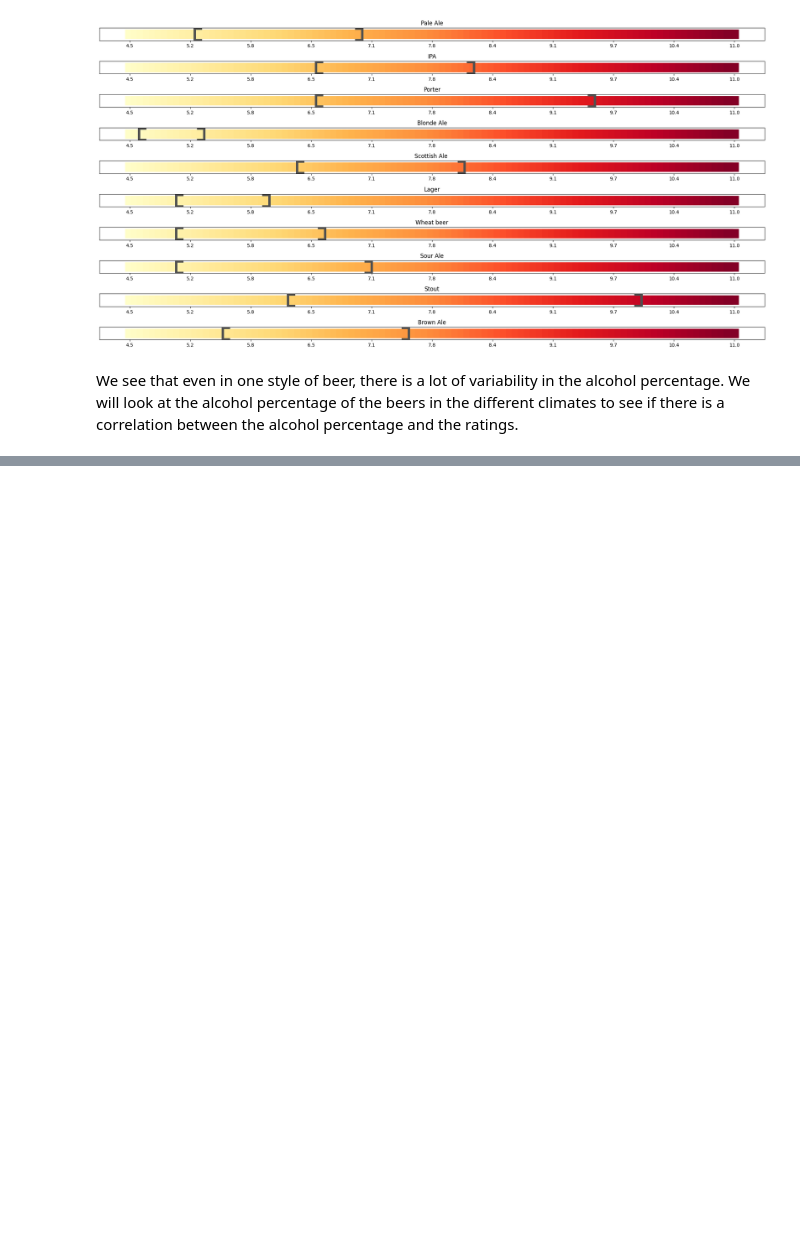
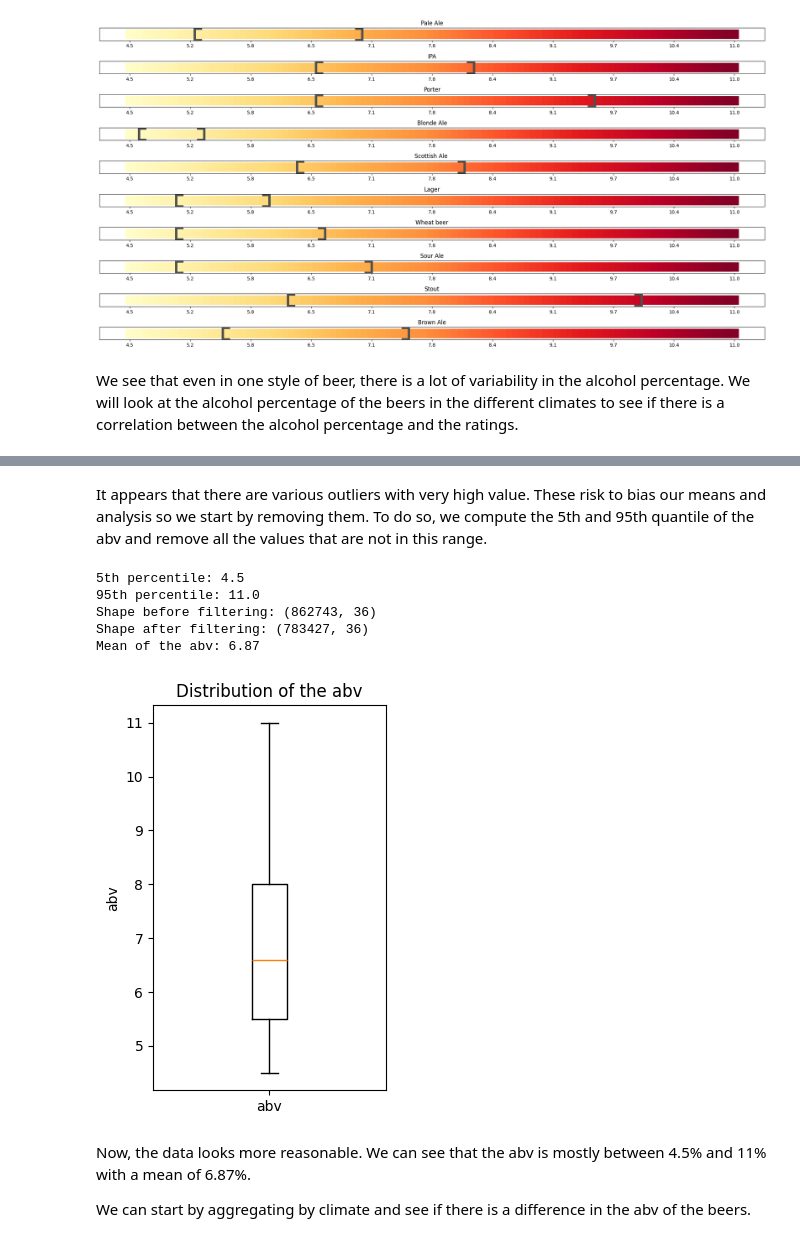
Before and after one commit to epfl-ada/ada-2023-project-riskybiscuits, a Jupyter notebook: main.ipynb, the cells around one changed output, grey strips where cells are left out. Drawn from its saved outputs; the diff is of its cells as text; code cells hidden in the pictures; blank space fills up the shorter version.

```diff
--- a/main.ipynb
+++ b/main.ipynb
@@ -1313,0 +1334,36 @@ We see that even in one style of beer, there is a lot of variability in the alco
+# %% [markdown]
+It appears that there are various outliers with very high value. These risk to bias our means and analysis so we start by removing them. To do so, we compute the 5th and 95th quantile of the abv and remove all the values that are not in this range.
+# %%
+# keep only the beers which have an abv between 0 and 95% (to remove outliers)
+quantile_5 = us_users_ratings_abv["abv"].quantile(0.05)
+quantile_95 = us_users_ratings_abv["abv"].quantile(0.95)
+
+print("5th percentile:", quantile_5)
+print("95th percentile:", quantile_95)
+
+print("Shape before filtering:", us_users_ratings_abv.shape)
+us_abv_ratings = us_users_ratings_abv[
+    (us_users_ratings_abv["abv"] >= quantile_5) & (us_users_ratings_abv["abv"] <= quantile_95)
+]
+print("Shape after filtering:", us_abv_ratings.shape)
+
+print("Mean of the abv: {:.2f}".format(us_abv_ratings["abv"].mean()))
+
+# Boxplot of the abv of us_abv_ratings
+fig, ax = plt.subplots(figsize=(3, 5))
+ax.boxplot(us_abv_ratings["abv"])
+ax.set_xticklabels(["abv"])
+ax.set_ylabel("abv")
+ax.set_title("Distribution of the abv")
+plt.show()
+# %% [output]
+5th percentile: 4.5
+95th percentile: 11.0
+Shape before filtering: (862743, 36)
+Shape after filtering: (783427, 36)
+Mean of the abv: 6.87
+[figure, added]
+# %% [markdown]
+Now, the data looks more reasonable. We can see that the abv is mostly between 4.5% and 11% with a mean of 6.87%.
+
+We can start by aggregating by climate and see if there is a difference in the abv of the beers.
```
Also changed, not shown: parts of 25 cells of this notebook, 1 other file.
